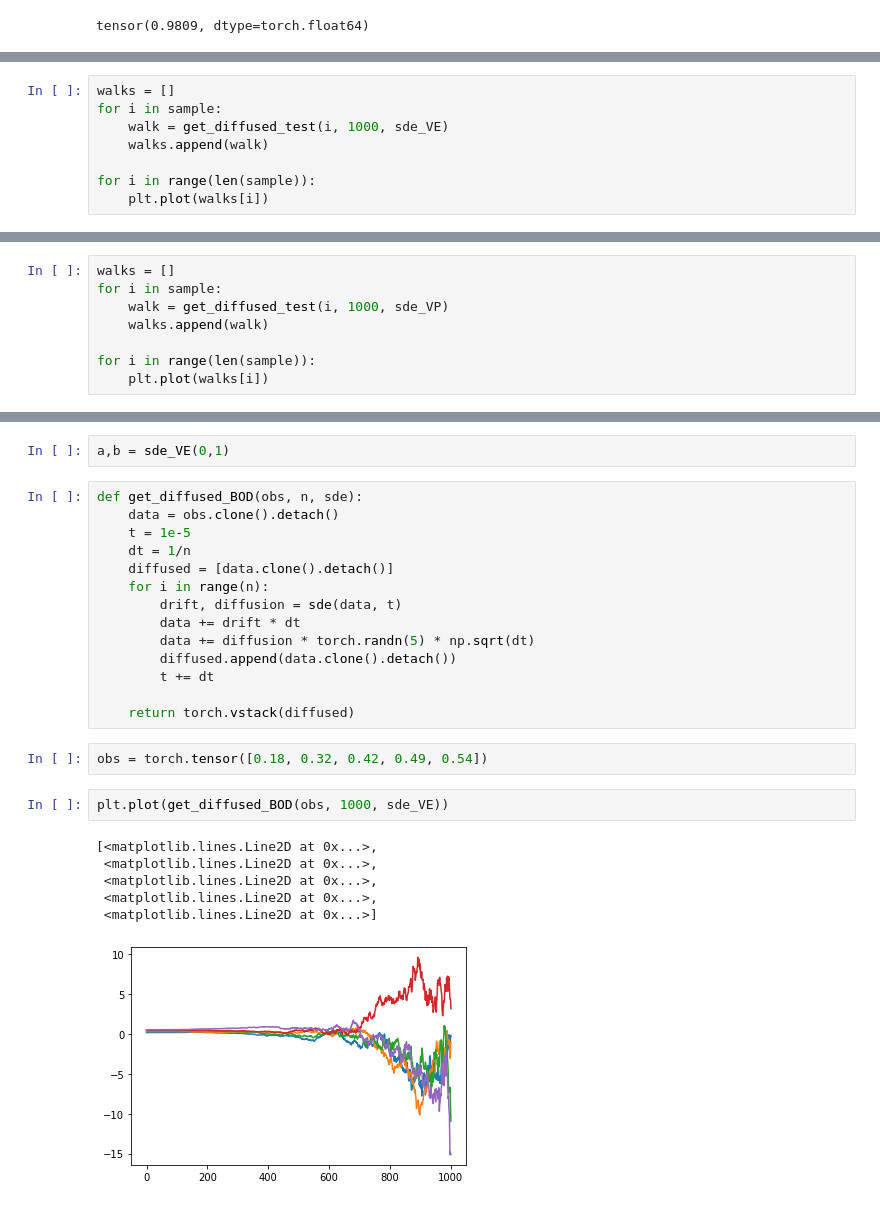
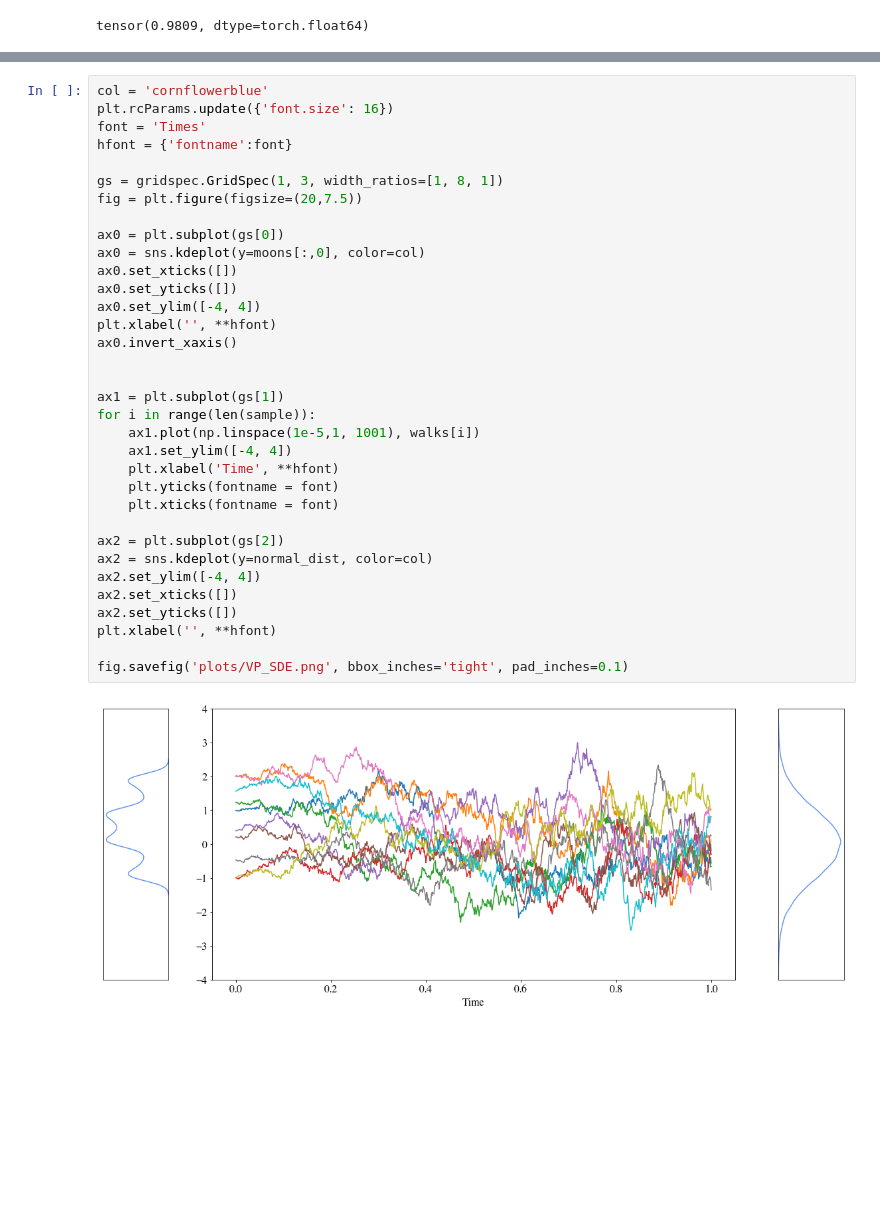
Before and after one commit to harrya32/conditional_diffusion_simulation, a Jupyter notebook: Plotting.ipynb, the cells around one changed output, grey strips where cells are left out. Cells and saved outputs as stored; diff of their text form; blank space fills up the shorter version.

```diff
--- a/Plotting.ipynb
+++ b/Plotting.ipynb
@@ -457,8 +413,0 @@ def get_diffused_test(data, n, sde):
-# %%
-walks = []
-for i in sample:
-    walk = get_diffused_test(i, 1000, sde_VE)
-    walks.append(walk)
-
-for i in range(len(sample)):
-    plt.plot(walks[i])
@@ -467,8 +413,0 @@ for i in range(len(sample)):
-# %%
-walks = []
-for i in sample:
-    walk = get_diffused_test(i, 1000, sde_VP)
-    walks.append(walk)
-
-for i in range(len(sample)):
-    plt.plot(walks[i])
@@ -516,27 +414,36 @@ sde_VE(0, t=1)
-# %%
-a,b = sde_VE(0,1)
-# %%
-def get_diffused_BOD(obs, n, sde):
-    data = obs.clone().detach()
-    t = 1e-5
-    dt = 1/n
-    diffused = [data.clone().detach()]
-    for i in range(n):
-        drift, diffusion = sde(data, t)
-        data += drift * dt
-        data += diffusion * torch.randn(5) * np.sqrt(dt)
-        diffused.append(data.clone().detach())
-        t += dt
-
-    return torch.vstack(diffused)
-# %%
-obs = torch.tensor([0.18, 0.32, 0.42, 0.49, 0.54])
-# %%
-plt.plot(get_diffused_BOD(obs, 1000, sde_VE))
-# %% [output]
-[<matplotlib.lines.Line2D at 0x...>,
- <matplotlib.lines.Line2D at 0x...>,
- <matplotlib.lines.Line2D at 0x...>,
- <matplotlib.lines.Line2D at 0x...>,
- <matplotlib.lines.Line2D at 0x...>]
-[figure, removed]
+# %%
+col = 'cornflowerblue'
+plt.rcParams.update({'font.size': 16})
+font = 'Times'
+hfont = {'fontname':font}
+
+gs = gridspec.GridSpec(1, 3, width_ratios=[1, 8, 1])
+fig = plt.figure(figsize=(20,7.5))
+
+ax0 = plt.subplot(gs[0])
+ax0 = sns.kdeplot(y=moons[:,0], color=col)
+ax0.set_xticks([])
+ax0.set_yticks([])
+ax0.set_ylim([-4, 4])
+plt.xlabel('', **hfont)
+ax0.invert_xaxis()
+
+
+ax1 = plt.subplot(gs[1])
+for i in range(len(sample)):
+    ax1.plot(np.linspace(1e-5,1, 1001), walks[i])
+    ax1.set_ylim([-4, 4])
+    plt.xlabel('Time', **hfont)
+    plt.yticks(fontname = font)
+    plt.xticks(fontname = font)
+
+ax2 = plt.subplot(gs[2])
+ax2 = sns.kdeplot(y=normal_dist, color=col)
+ax2.set_ylim([-4, 4])
+ax2.set_xticks([])
+ax2.set_yticks([])
+plt.xlabel('', **hfont)
+
+fig.savefig('plots/VP_SDE.png', bbox_inches='tight', pad_inches=0.1)
+# %% [output]
+[figure, added]
```
Also changed, not shown: parts of 52 cells of this notebook, 7 other files.
